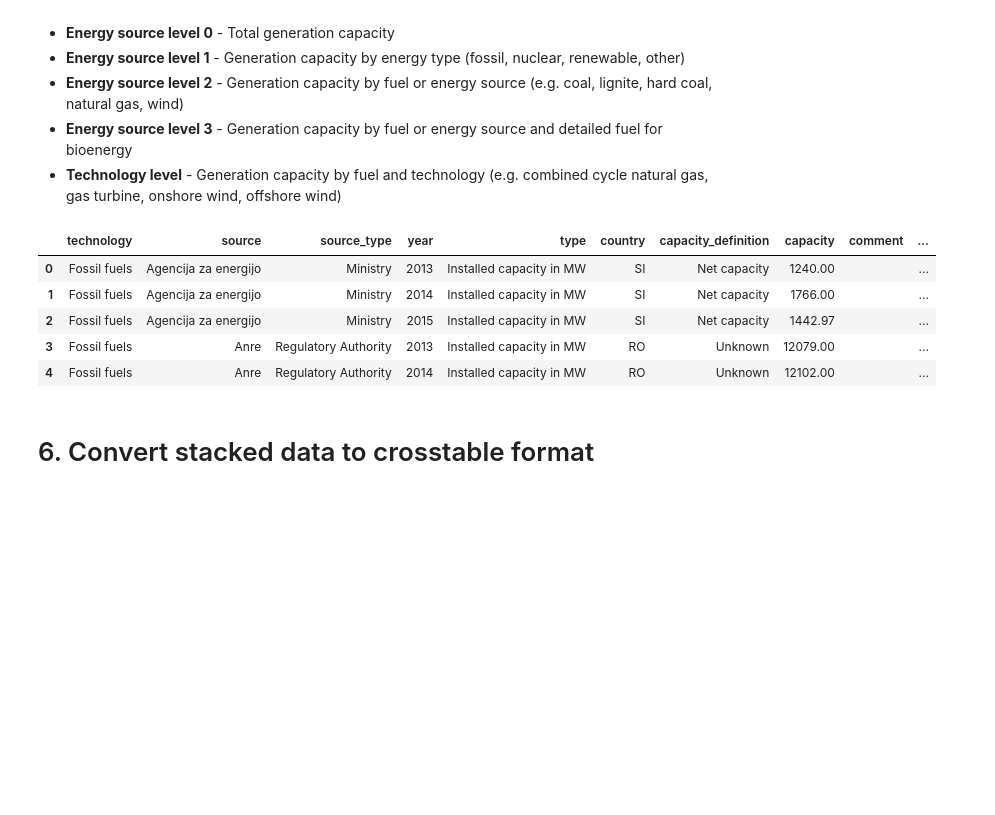
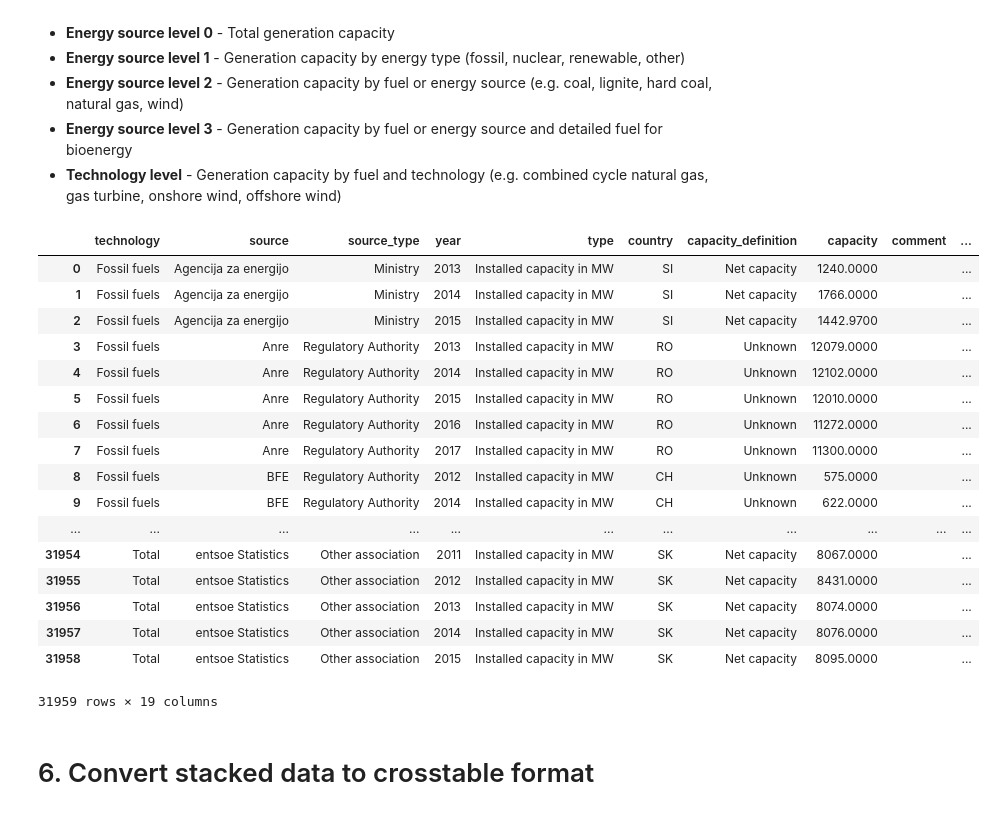
Before and after one commit to Open-Power-System-Data/national_generation_capacity, a Jupyter notebook: processing.ipynb, the cells around one changed output. Saved outputs shown, nothing was run; the diff lists cells and outputs as text; code cells hidden in the pictures; blank space fills up the shorter version.

```diff
--- a/processing.ipynb
+++ b/processing.ipynb
@@ -1456,39 +1532,51 @@ Due to varying categorizations in the country-specific raw data, a revised categ
 energylevels = energylevels_raw[5:]
 
 energylevels.columns = energylevels[:1].values[0]
 
 # Reset index for Dataframe
 energylevels = energylevels.reset_index()
 energylevels['technology'] = pd.Series(energylevels['technology'].values.flatten()).str.replace('- ', '')
 energylevels = energylevels.set_index('technology')
 
 # Rename column headings
 energylevels.rename(columns={'Level 0': 'energy_source_level_0',
                              'Level 1': 'energy_source_level_1',
                              'Level 2': 'energy_source_level_2',
                              'Level 3': 'energy_source_level_3',
                              'Technology level': 'technology_level'},
                     inplace=True)
 
 # Convert 0/1 assignment to boolean
 energylevels = energylevels.replace({0: False, 1: True})
 
 # Apply technology levels to data by merging both DataFrames
 data = data.merge(energylevels,
                   left_on='technology',
                   right_index=True,
                   how='left')
 
 data = data.reset_index(drop=True)
 
-data.head()
+data
 # %% [output]
 |  | technology | source | source_type | year | type | country | capacity_definition | capacity | comment | ... |
-| 0 | Fossil fuels | Agencija za energijo | Ministry | 2013 | Installed capacity in MW | SI | Net capacity | 1240.00 |  | ... |
-| 1 | Fossil fuels | Agencija za energijo | Ministry | 2014 | Installed capacity in MW | SI | Net capacity | 1766.00 |  | ... |
-| 2 | Fossil fuels | Agencija za energijo | Ministry | 2015 | Installed capacity in MW | SI | Net capacity | 1442.97 |  | ... |
-| 3 | Fossil fuels | Anre | Regulatory Authority | 2013 | Installed capacity in MW | RO | Unknown | 12079.00 |  | ... |
-| 4 | Fossil fuels | Anre | Regulatory Authority | 2014 | Installed capacity in MW | RO | Unknown | 12102.00 |  | ... |
+| 0 | Fossil fuels | Agencija za energijo | Ministry | 2013 | Installed capacity in MW | SI | Net capacity | 1240.0000 |  | ... |
+| 1 | Fossil fuels | Agencija za energijo | Ministry | 2014 | Installed capacity in MW | SI | Net capacity | 1766.0000 |  | ... |
+| 2 | Fossil fuels | Agencija za energijo | Ministry | 2015 | Installed capacity in MW | SI | Net capacity | 1442.9700 |  | ... |
+| 3 | Fossil fuels | Anre | Regulatory Authority | 2013 | Installed capacity in MW | RO | Unknown | 12079.0000 |  | ... |
+| 4 | Fossil fuels | Anre | Regulatory Authority | 2014 | Installed capacity in MW | RO | Unknown | 12102.0000 |  | ... |
+| 5 | Fossil fuels | Anre | Regulatory Authority | 2015 | Installed capacity in MW | RO | Unknown | 12010.0000 |  | ... |
+| 6 | Fossil fuels | Anre | Regulatory Authority | 2016 | Installed capacity in MW | RO | Unknown | 11272.0000 |  | ... |
+| 7 | Fossil fuels | Anre | Regulatory Authority | 2017 | Installed capacity in MW | RO | Unknown | 11300.0000 |  | ... |
+| 8 | Fossil fuels | BFE | Regulatory Authority | 2012 | Installed capacity in MW | CH | Unknown | 575.0000 |  | ... |
+| 9 | Fossil fuels | BFE | Regulatory Authority | 2014 | Installed capacity in MW | CH | Unknown | 622.0000 |  | ... |
+| ... | ... | ... | ... | ... | ... | ... | ... | ... | ... | ... |
+| 31954 | Total | entsoe Statistics | Other association | 2011 | Installed capacity in MW | SK | Net capacity | 8067.0000 |  | ... |
+| 31955 | Total | entsoe Statistics | Other association | 2012 | Installed capacity in MW | SK | Net capacity | 8431.0000 |  | ... |
+| 31956 | Total | entsoe Statistics | Other association | 2013 | Installed capacity in MW | SK | Net capacity | 8074.0000 |  | ... |
+| 31957 | Total | entsoe Statistics | Other association | 2014 | Installed capacity in MW | SK | Net capacity | 8076.0000 |  | ... |
+| 31958 | Total | entsoe Statistics | Other association | 2015 | Installed capacity in MW | SK | Net capacity | 8095.0000 |  | ... |
+31959 rows × 19 columns
 # %% [markdown]
 # 6. Convert stacked data to crosstable format
 # %%
```
Also changed, not shown: parts of 13 cells of this notebook, 5 other files.
